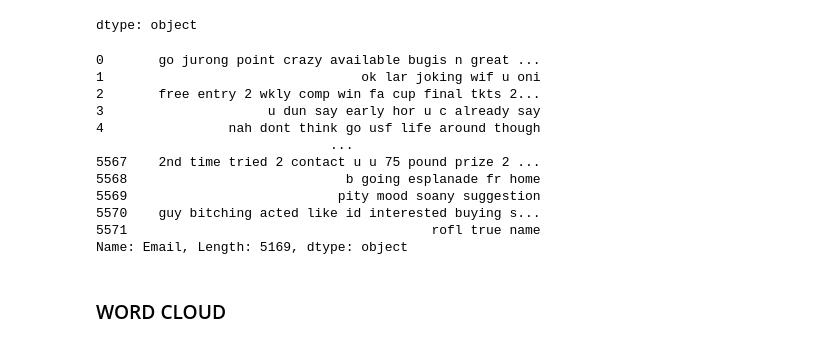
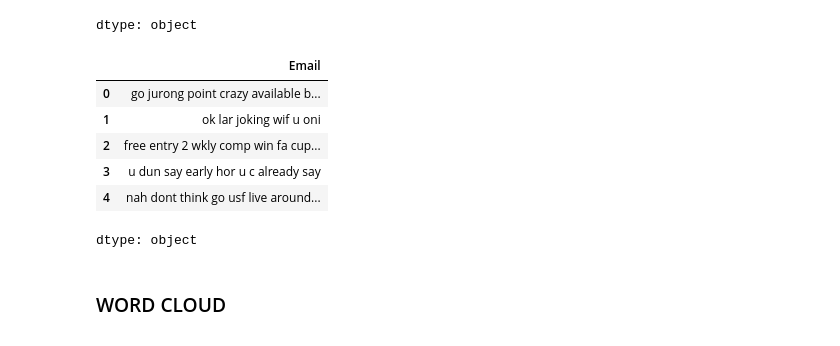
Before and after one commit to Taiwo-Rachael/email-spam-detection-model, a Jupyter notebook: Email_Spam_Detection_Model.ipynb, the cells around one changed output. Cells and saved outputs as stored; diff of their text form; code cells hidden in the pictures.

```diff
--- a/Email_Spam_Detection_Model.ipynb
+++ b/Email_Spam_Detection_Model.ipynb
@@ -237,20 +260,15 @@ x.head()
 dtype: object
 # %%
 x = x.apply(clean)
-print(x)
+x.head()
 # %% [output]
+|  | Email |
+| 0 | go jurong point crazy available b... |
+| 1 | ok lar joking wif u oni |
+| 2 | free entry 2 wkly comp win fa cup... |
+| 3 | u dun say early hor u c already say |
+| 4 | nah dont think go usf live around... |
-0       go jurong point crazy available bugis n great ...
-1                                 ok lar joking wif u oni
-2       free entry 2 wkly comp win fa cup final tkts 2...
-3                     u dun say early hor u c already say
-4                nah dont think go usf life around though
-                              ...
-5567    2nd time tried 2 contact u u 75 pound prize 2 ...
-5568                            b going esplanade fr home
-5569                           pity mood soany suggestion
-5570    guy bitching acted like id interested buying s...
-5571                                       rofl true name
-Name: Email, Length: 5169, dtype: object
+dtype: object
 # %%
 # adding the cleaned mails to the dataframe
 df['cleaned_mails'] = x
```
Also changed, not shown: parts of 26 cells of this notebook.
